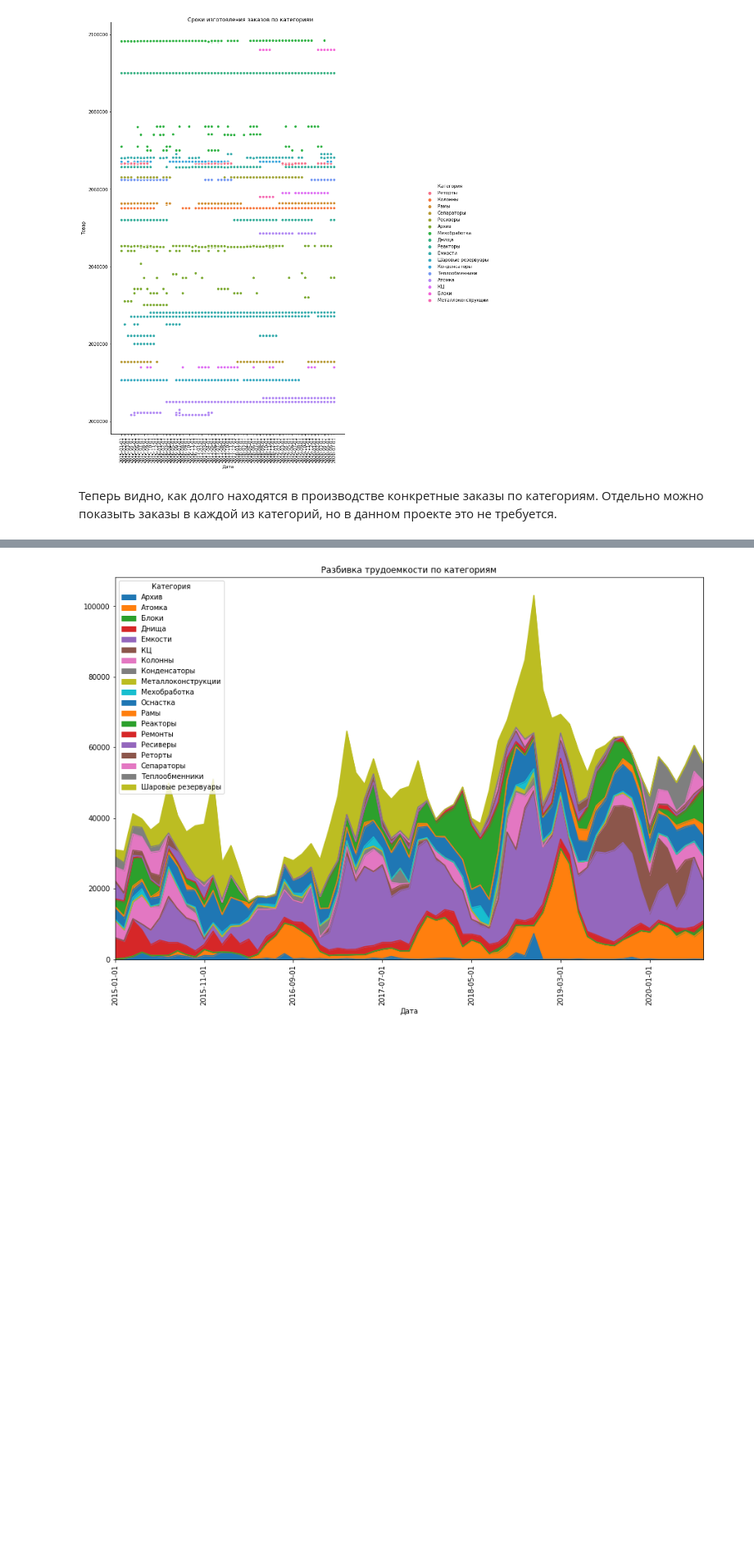
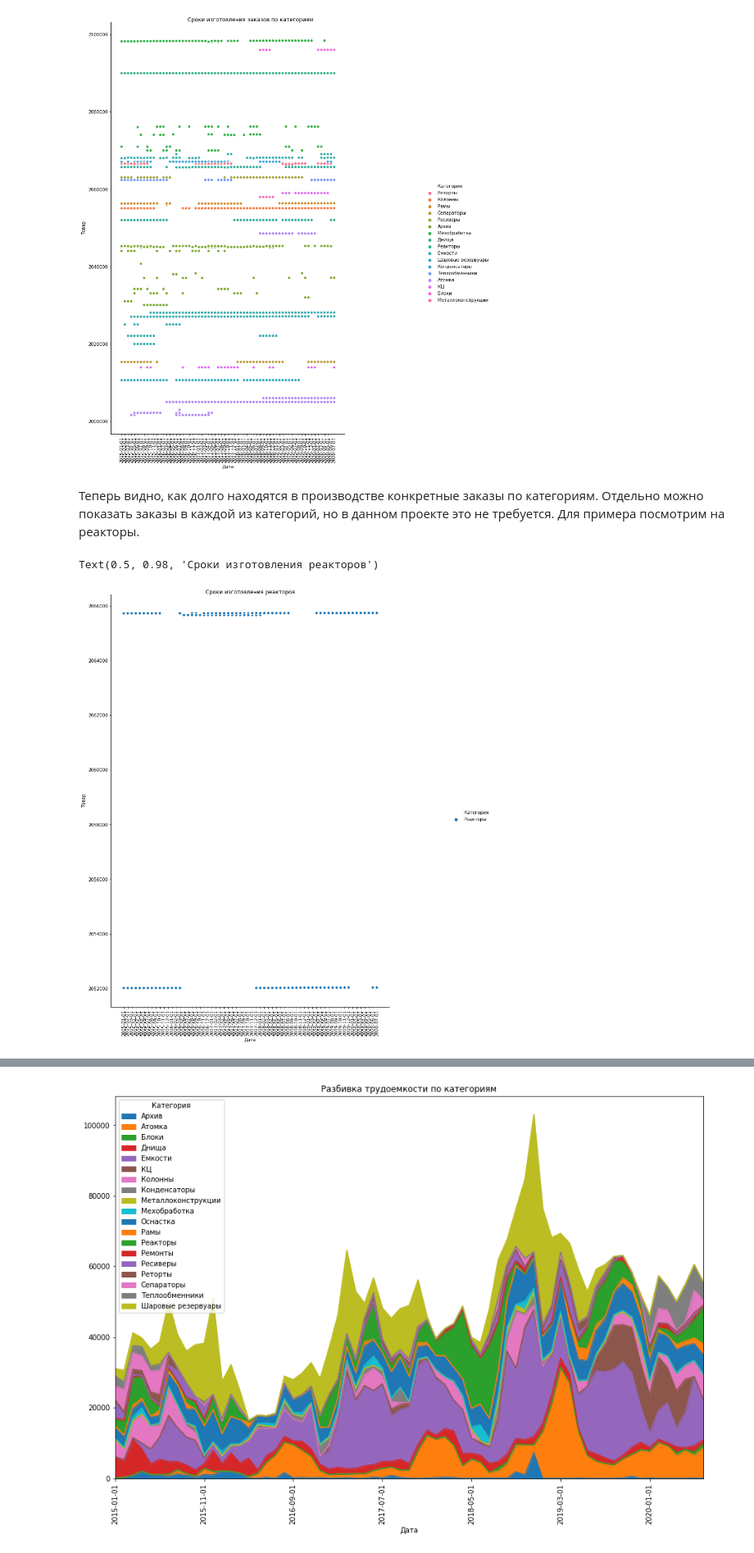
Before and after one commit to asencour/capacity-use, a Jupyter notebook: 01 Output_Plant_Analytics/UXM_project.ipynb, the cells around one changed output, grey strips where cells are left out. Shown at 82% size. Saved outputs shown, nothing was run; the diff lists cells and outputs as text; code cells hidden in the pictures; blank space fills up the shorter version.

```diff
--- a/01 Output_Plant_Analytics/UXM_project.ipynb
+++ b/01 Output_Plant_Analytics/UXM_project.ipynb
@@ -1495,4 +1513,16 @@ g.fig.suptitle("Сроки изготовления заказов по кате
 Text(0.5, 0.98, 'Сроки изготовления заказов по категориям')
 [figure]
 # %% [markdown]
-Теперь видно, как долго находятся в производстве конкретные заказы по категориям. Отдельно можно показыть заказы в каждой из категорий, но в данном проекте это не требуется.
+Теперь видно, как долго находятся в производстве конкретные заказы по категориям. Отдельно можно показать заказы в каждой из категорий, но в данном проекте это не требуется. Для примера посмотрим на реакторы.
+# %%
+g = sns.relplot(data = products[products['Категория'] == 'Реакторы']
+            ,y = 'Товар'
+            ,x = 'Дата'
+            ,hue = 'Категория'
+            )
+g.fig.set_size_inches(15,15)
+g.set_xticklabels(rotation=90)
+g.fig.suptitle("Сроки изготовления реакторов")
+# %% [output]
+Text(0.5, 0.98, 'Сроки изготовления реакторов')
+[figure, added]
```
Also changed, not shown: parts of 29 cells of this notebook.
